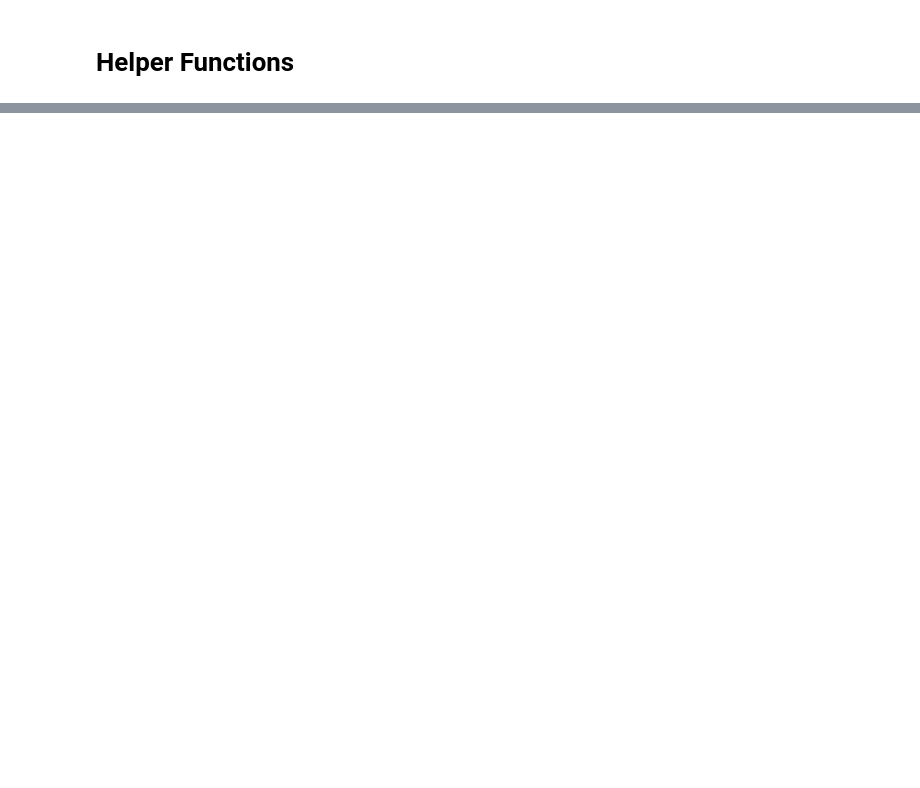
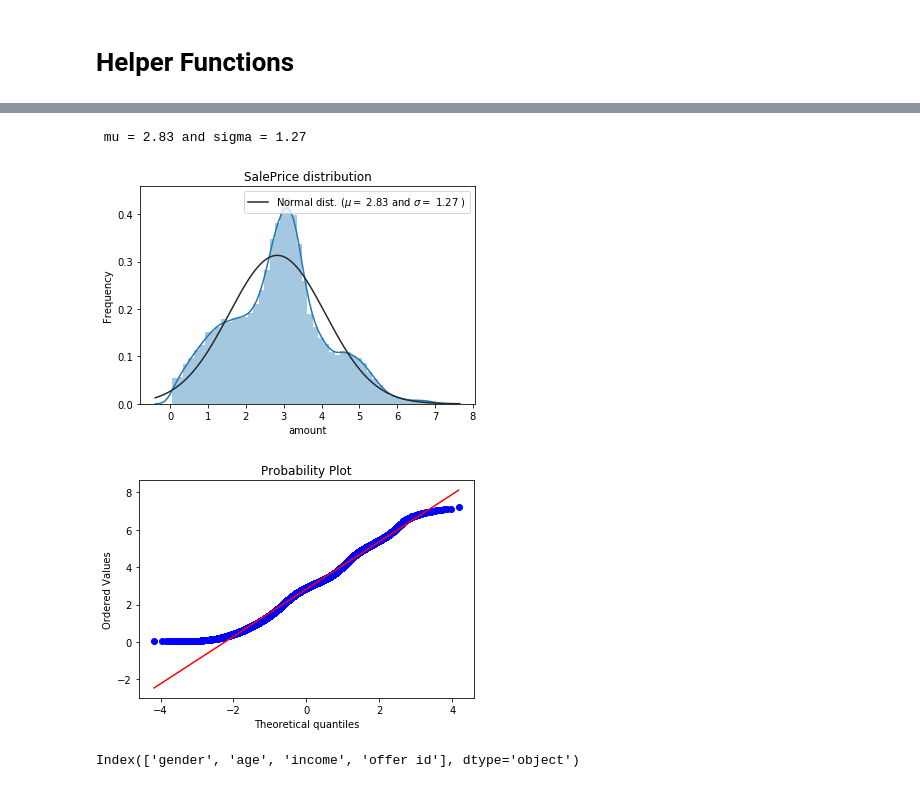
Before and after one commit to EmmaHu-learner/DS_NanoDegree_Capstone, a Jupyter notebook: Starbucks_Modeling.ipynb, the cells around one changed output, grey strips where cells are left out. Saved outputs shown, nothing was run; the diff lists cells and outputs as text; code cells hidden in the pictures; blank space fills up the shorter version.

```diff
--- a/Starbucks_Modeling.ipynb
+++ b/Starbucks_Modeling.ipynb
@@ -125,0 +297,5 @@ def learning_curve_plot(estimator, X, y, cv, title, ylims=None):
+# %%
+X=df[(df['amount']>0) &((df['offer_driven']==1) | (df['offer_irrelevant']==1))][['gender', 'age', 'income', 'membership_days','offer id','amount']]
+X=X.groupby(['gender', 'age', 'income', 'membership_days','offer id'])[['amount']].sum().reset_index().drop_duplicates()
+
+X
@@ -125,0 +316,32 @@ def learning_curve_plot(estimator, X, y, cv, title, ylims=None):
+# %%
+#We use the numpy fuction log1p which  applies log(1+x) to all elements of the column
+X['amount']= np.log1p(X['amount'])
+
+#Check the new distribution
+sns.distplot(X['amount'] , fit=norm);
+
+# Get the fitted parameters used by the function
+(mu, sigma) = norm.fit(X['amount'])
+print( '\n mu = {:.2f} and sigma = {:.2f}\n'.format(mu, sigma))
+
+#Now plot the distribution
+plt.legend(['Normal dist. ($\mu=$ {:.2f} and $\sigma=$ {:.2f} )'.format(mu, sigma)],loc='best')
+plt.ylabel('Frequency')
+plt.title('SalePrice distribution')
+
+#Get also the QQ-plot
+fig = plt.figure()
+res = stats.probplot(X['amount'], plot=plt)
+plt.show()
+# %% [output]
+ mu = 2.83 and sigma = 1.27
+[figure, added]
+[figure, added]
+# %%
+y=X['amount']
+X.drop(columns=['amount'], axis=1, inplace=True)
+
+X=dummied_df(X)
+X_train, y_train, X_test, y_test, col_list=pre_data(X,y, 0.20)
+# %% [output]
+Index(['gender', 'age', 'income', 'offer id'], dtype='object')
```
Also changed, not shown: parts of 20 cells of this notebook, 17 other files.
